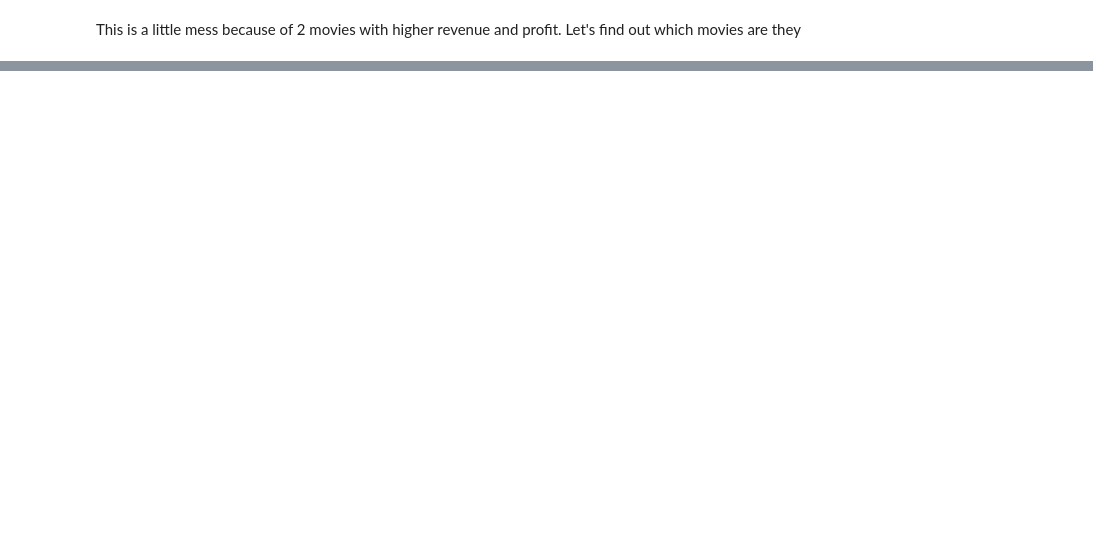
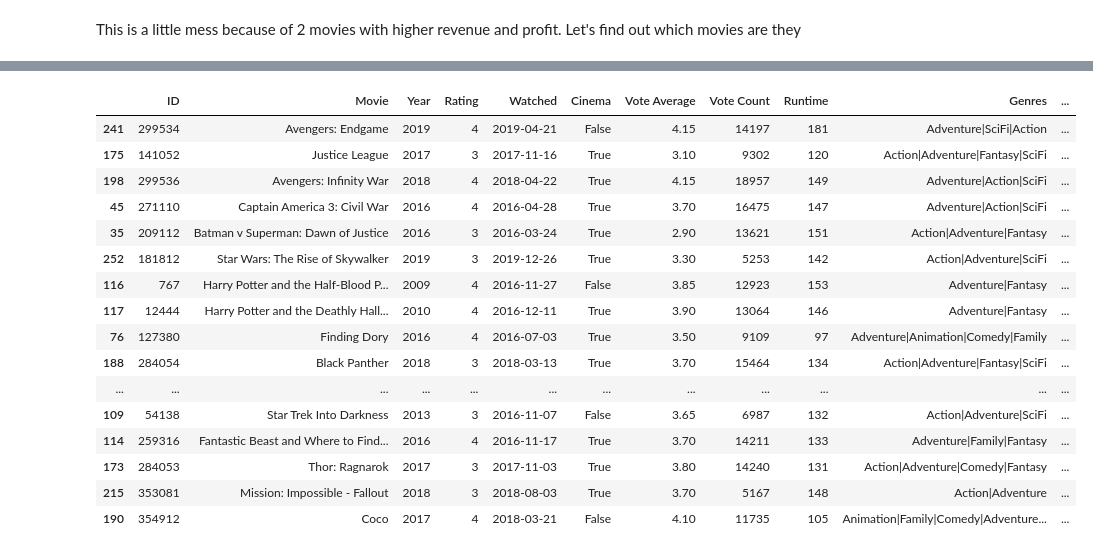
Before and after one commit to gabieller/MoviesDataBase, a Jupyter notebook: graph_analysis.ipynb, the cells around one changed output, grey strips where cells are left out. Drawn from its saved outputs; the diff is of its cells as text; code cells hidden in the pictures; blank space fills up the shorter version.

```diff
--- a/graph_analysis.ipynb
+++ b/graph_analysis.ipynb
@@ -360,0 +268,20 @@ sns.scatterplot(data = base, x = "Year", y = "Revenue")
+# %%
+base.sort_values("Budget", ascending= False).head(20)
+# %% [output]
+|  | ID | Movie | Year | Rating | Watched | Cinema | Vote Average | Vote Count | Runtime | Genres | ... |
+| 241 | 299534 | Avengers: Endgame | 2019 | 4 | 2019-04-21 | False | 4.15 | 14197 | 181 | Adventure|SciFi|Action | ... |
+| 175 | 141052 | Justice League | 2017 | 3 | 2017-11-16 | True | 3.10 | 9302 | 120 | Action|Adventure|Fantasy|SciFi | ... |
+| 198 | 299536 | Avengers: Infinity War | 2018 | 4 | 2018-04-22 | True | 4.15 | 18957 | 149 | Adventure|Action|SciFi | ... |
+| 45 | 271110 | Captain America 3: Civil War | 2016 | 4 | 2016-04-28 | True | 3.70 | 16475 | 147 | Adventure|Action|SciFi | ... |
+| 35 | 209112 | Batman v Superman: Dawn of Justice | 2016 | 3 | 2016-03-24 | True | 2.90 | 13621 | 151 | Action|Adventure|Fantasy | ... |
+| 252 | 181812 | Star Wars: The Rise of Skywalker | 2019 | 3 | 2019-12-26 | True | 3.30 | 5253 | 142 | Action|Adventure|SciFi | ... |
+| 116 | 767 | Harry Potter and the Half-Blood P... | 2009 | 4 | 2016-11-27 | False | 3.85 | 12923 | 153 | Adventure|Fantasy | ... |
+| 117 | 12444 | Harry Potter and the Deathly Hall... | 2010 | 4 | 2016-12-11 | True | 3.90 | 13064 | 146 | Adventure|Fantasy | ... |
+| 76 | 127380 | Finding Dory | 2016 | 4 | 2016-07-03 | True | 3.50 | 9109 | 97 | Adventure|Animation|Comedy|Family | ... |
+| 188 | 284054 | Black Panther | 2018 | 3 | 2018-03-13 | True | 3.70 | 15464 | 134 | Action|Adventure|Fantasy|SciFi | ... |
+| ... | ... | ... | ... | ... | ... | ... | ... | ... | ... | ... | ... |
+| 109 | 54138 | Star Trek Into Darkness | 2013 | 3 | 2016-11-07 | False | 3.65 | 6987 | 132 | Action|Adventure|SciFi | ... |
+| 114 | 259316 | Fantastic Beast and Where to Find... | 2016 | 4 | 2016-11-17 | True | 3.70 | 14211 | 133 | Adventure|Family|Fantasy | ... |
+| 173 | 284053 | Thor: Ragnarok | 2017 | 3 | 2017-11-03 | True | 3.80 | 14240 | 131 | Action|Adventure|Comedy|Fantasy | ... |
+| 215 | 353081 | Mission: Impossible - Fallout | 2018 | 3 | 2018-08-03 | True | 3.70 | 5167 | 148 | Action|Adventure | ... |
+| 190 | 354912 | Coco | 2017 | 4 | 2018-03-21 | False | 4.10 | 11735 | 105 | Animation|Family|Comedy|Adventure... | ... |
```
Also changed, not shown: parts of 36 cells of this notebook.
